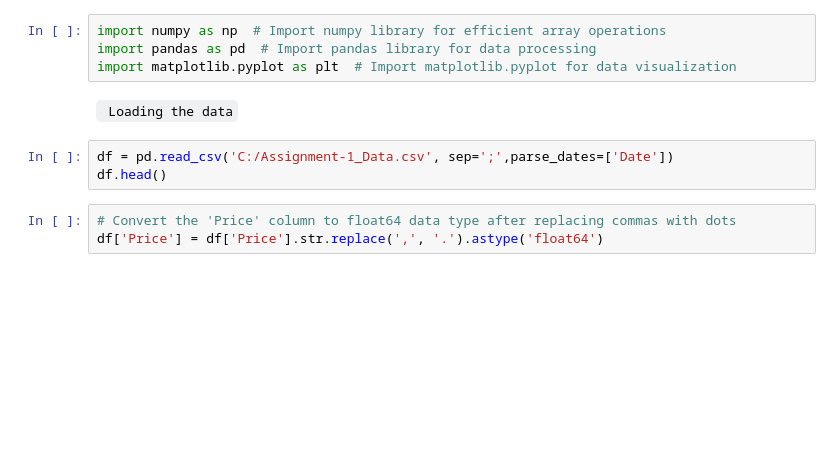
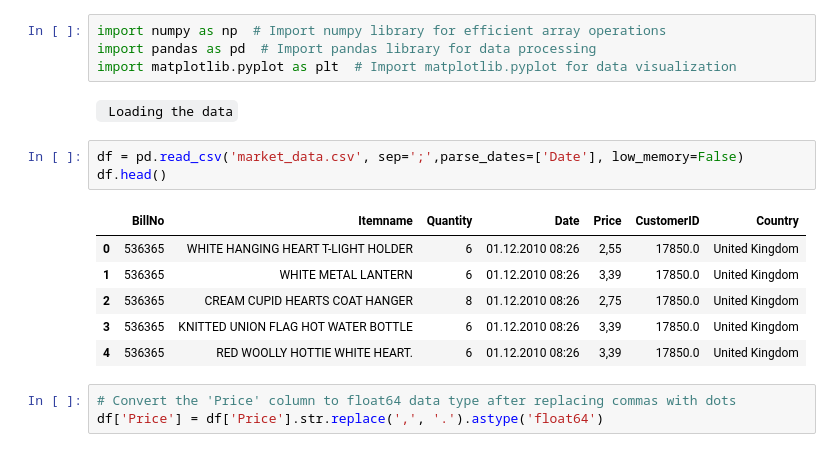
Before and after one commit to fredoYM/AI_MarketBasketAnalysis, a Jupyter notebook: MBA.ipynb, the cells around one changed output. Drawn from its saved outputs; the diff is of its cells as text; blank space fills up the shorter version.

```diff
--- a/MBA.ipynb
+++ b/MBA.ipynb
@@ -39,8 +39,15 @@ import matplotlib.pyplot as plt  # Import matplotlib.pyplot for data visualizati
 # %% [markdown]
 ` Loading the data`
 # %%
-df = pd.read_csv('C:/Assignment-1_Data.csv', sep=';',parse_dates=['Date'])
+df = pd.read_csv('market_data.csv', sep=';',parse_dates=['Date'], low_memory=False)
 df.head()
+# %% [output]
+|  | BillNo | Itemname | Quantity | Date | Price | CustomerID | Country |
+| 0 | 536365 | WHITE HANGING HEART T-LIGHT HOLDER | 6 | 01.12.2010 08:26 | 2,55 | 17850.0 | United Kingdom |
+| 1 | 536365 | WHITE METAL LANTERN | 6 | 01.12.2010 08:26 | 3,39 | 17850.0 | United Kingdom |
+| 2 | 536365 | CREAM CUPID HEARTS COAT HANGER | 8 | 01.12.2010 08:26 | 2,75 | 17850.0 | United Kingdom |
+| 3 | 536365 | KNITTED UNION FLAG HOT WATER BOTTLE | 6 | 01.12.2010 08:26 | 3,39 | 17850.0 | United Kingdom |
+| 4 | 536365 | RED WOOLLY HOTTIE WHITE HEART. | 6 | 01.12.2010 08:26 | 3,39 | 17850.0 | United Kingdom |
 # %%
 # Convert the 'Price' column to float64 data type after replacing commas with dots
 df['Price'] = df['Price'].str.replace(',', '.').astype('float64')
```
Also changed, not shown: parts of 14 cells of this notebook, 1 other file.
